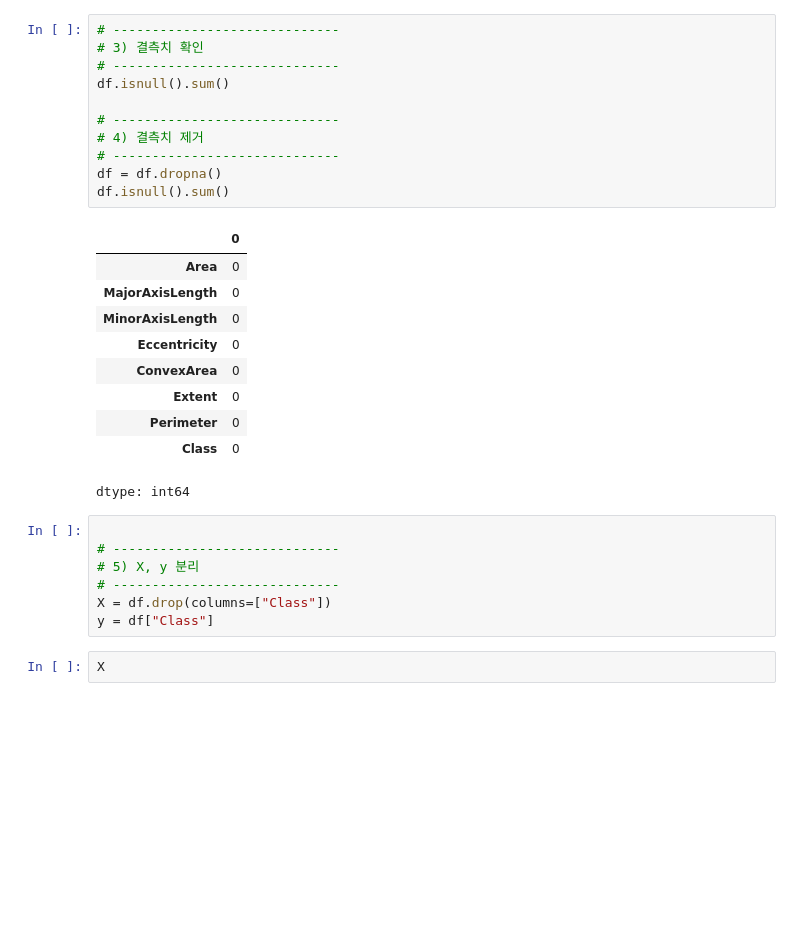
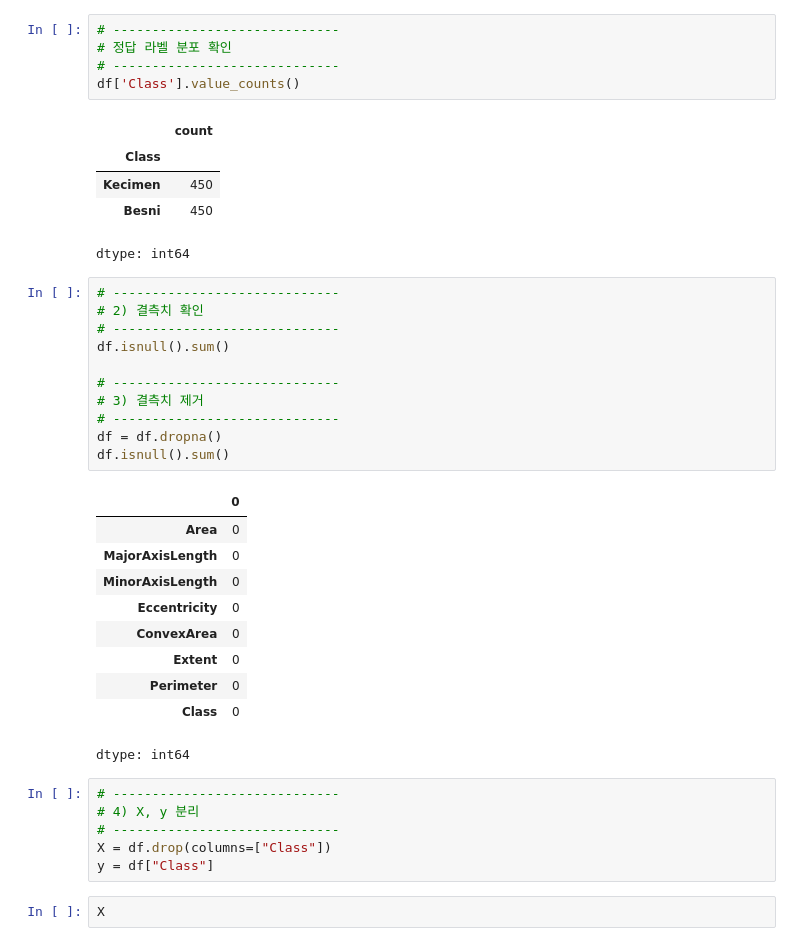
Before and after one commit to dayeee5/ml-programming-lab, a Jupyter notebook: week3/Raisin.ipynb, the cells around one changed output. Cells and saved outputs as stored; diff of their text form; blank space fills up the shorter version.

```diff
--- a/week3/Raisin.ipynb
+++ b/week3/Raisin.ipynb
@@ -33,11 +31,22 @@ Name: count, dtype: int64
+# %%
+# -----------------------------
+# 정답 라벨 분포 확인
+# -----------------------------
+df['Class'].value_counts()
+# %% [output]
+|  | count |
+| Class |  |
+| Kecimen | 450 |
+| Besni | 450 |
+dtype: int64
 # %%
 # -----------------------------
-# 3) 결측치 확인
+# 2) 결측치 확인
 # -----------------------------
 df.isnull().sum()
 
 # -----------------------------
-# 4) 결측치 제거
+# 3) 결측치 제거
 # -----------------------------
 df = df.dropna()
 df.isnull().sum()
@@ -53,9 +62,8 @@ df.isnull().sum()
 | Class | 0 |
 dtype: int64
 # %%
-
 # -----------------------------
-# 5) X, y 분리
+# 4) X, y 분리
 # -----------------------------
 X = df.drop(columns=["Class"])
 y = df["Class"]
```
Also changed, not shown: parts of 8 cells of this notebook, 2 other files.
